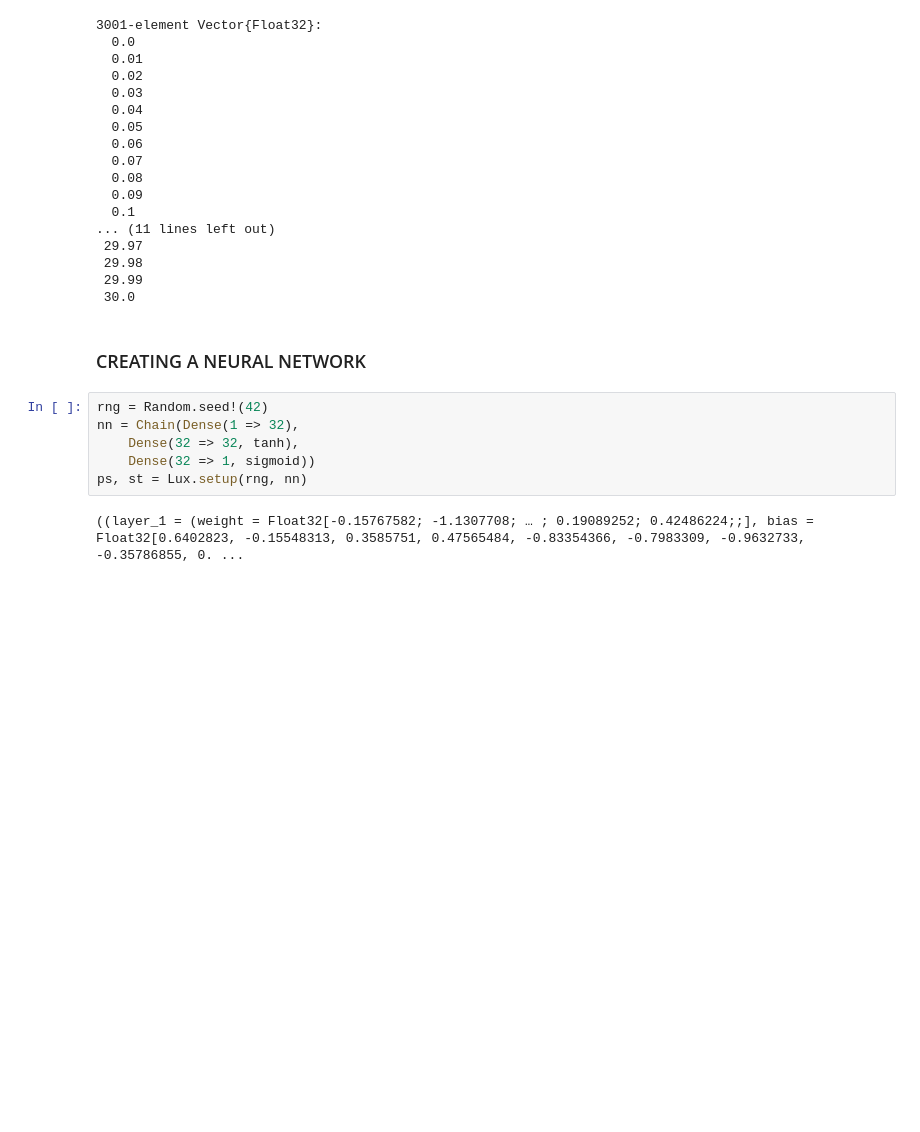
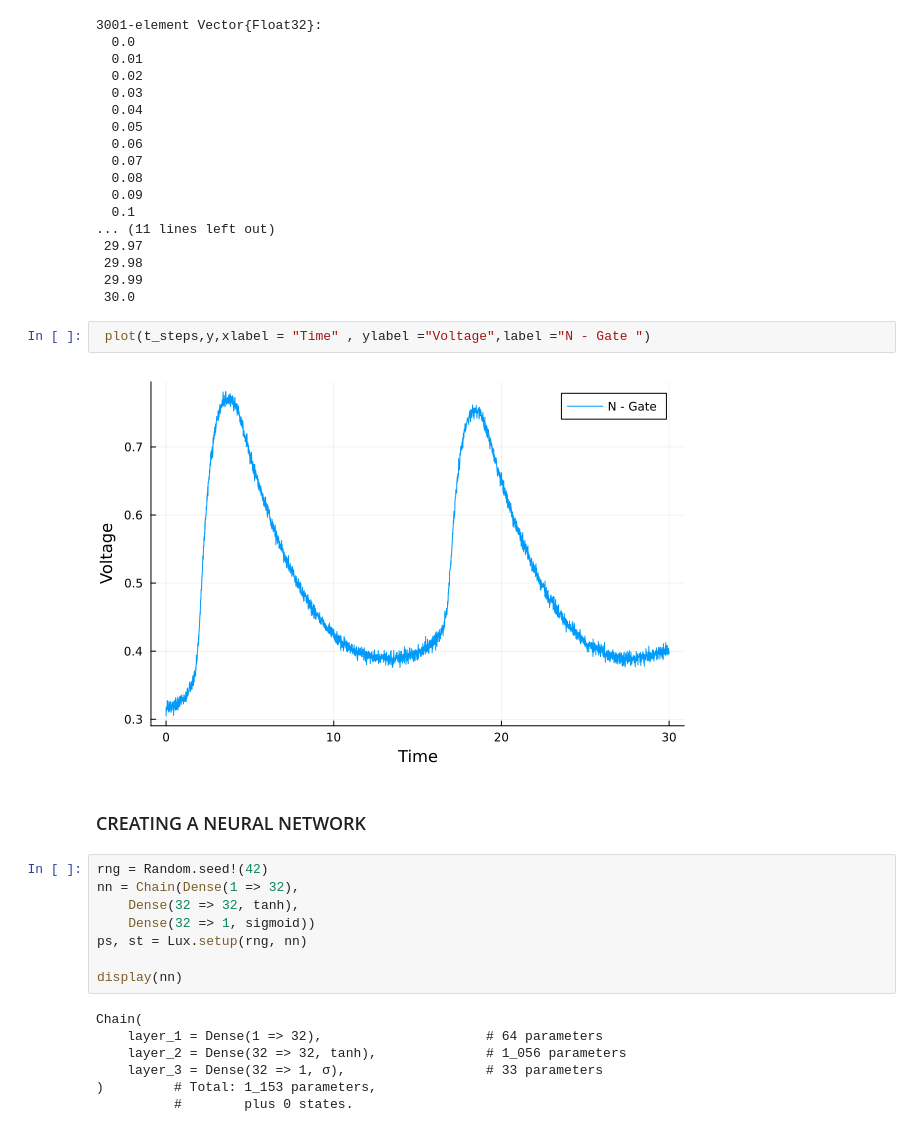
Before and after one commit to Nirbhay0007/Ude_HH_model, a Jupyter notebook: symbolic_HH.ipynb, the cells around one changed output. Cells and saved outputs as stored; diff of their text form; blank space fills up the shorter version.

```diff
--- a/symbolic_HH.ipynb
+++ b/symbolic_HH.ipynb
@@ -28,6 +28,10 @@ t_steps = Float32.(true_data[!, "Time"])
  29.98
  29.99
  30.0
+# %%
+ plot(t_steps,y,xlabel = "Time" , ylabel ="Voltage",label ="N - Gate ")
+# %% [output]
+[figure, added]
 # %% [markdown]
 ### CREATING  A NEURAL NETWORK
 # %%
@@ -36,6 +40,13 @@ nn = Chain(Dense(1 => 32),
     Dense(32 => 32, tanh),
     Dense(32 => 1, sigmoid))
 ps, st = Lux.setup(rng, nn)
+
+display(nn)
 # %% [output]
-((layer_1 = (weight = Float32[-0.15767582; -1.1307708; … ; 0.19089252; 0.42486224;;], bias = Float32[0.6402823, -0.15548313, 0.3585751, 0.47565484, -0.83354366, -0.7983309, -0.9632733, -0.35786855, 0. ...
+Chain(
+    layer_1 = Dense(1 => 32),                     # 64 parameters
+    layer_2 = Dense(32 => 32, tanh),              # 1_056 parameters
+    layer_3 = Dense(32 => 1, σ),                  # 33 parameters
+)         # Total: 1_153 parameters,
+          #        plus 0 states.
 # %%
```
Also changed, not shown: parts of 40 cells of this notebook, 5 other files.
